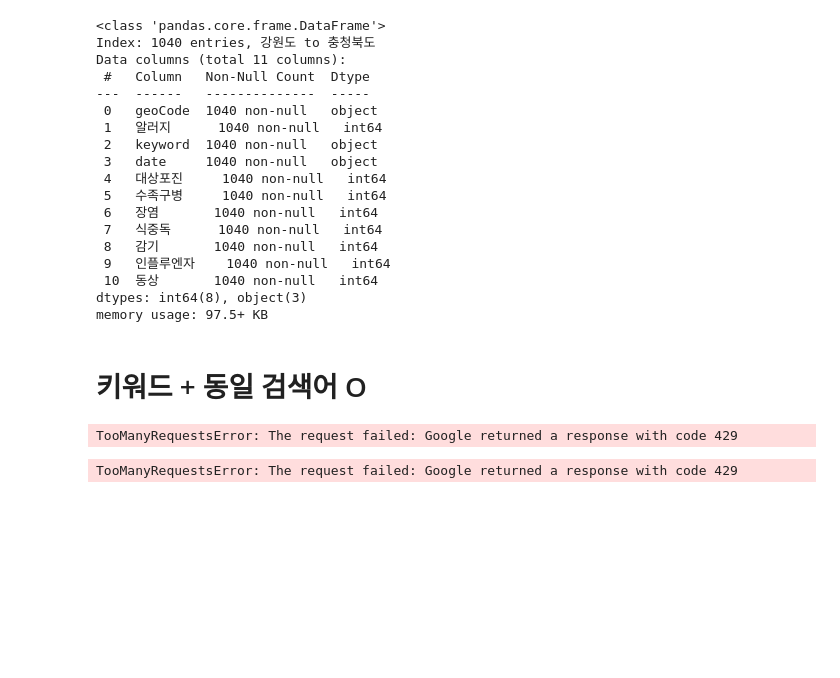
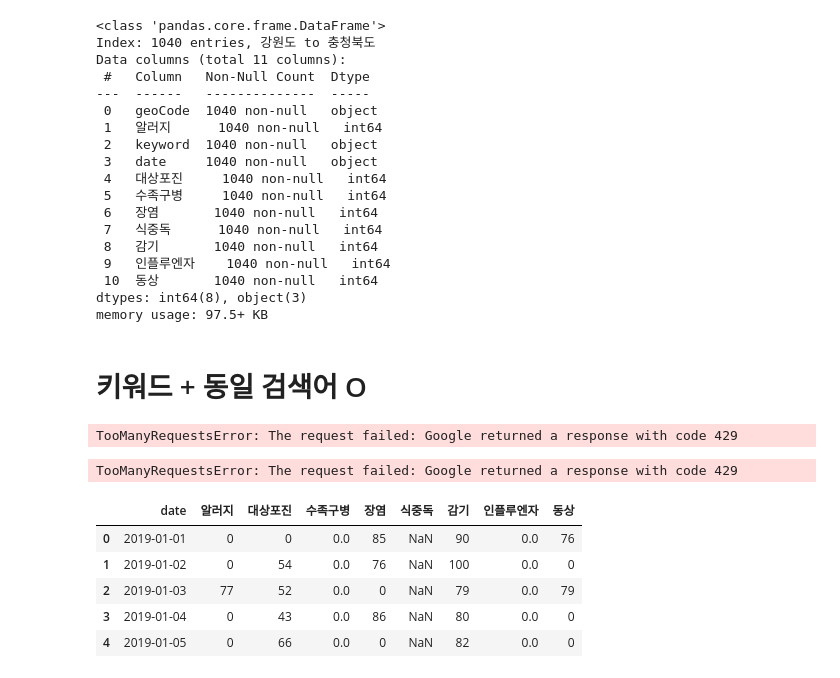
Before and after one commit to addinedu-ros-8th/eda-repo-4, a Jupyter notebook: google-trends.ipynb, the cells around one changed output. Saved outputs shown, nothing was run; the diff lists cells and outputs as text; code cells hidden in the pictures; blank space fills up the shorter version.

```diff
--- a/google-trends.ipynb
+++ b/google-trends.ipynb
@@ -885,0 +889,9 @@ for search_keyword in search_keyword_list[4:]:
+# %%
+interest_df.head()
+# %% [output]
+|  | date | 알러지 | 대상포진 | 수족구병 | 장염 | 식중독 | 감기 | 인플루엔자 | 동상 |
+| 0 | 2019-01-01 | 0 | 0 | 0.0 | 85 | NaN | 90 | 0.0 | 76 |
+| 1 | 2019-01-02 | 0 | 54 | 0.0 | 76 | NaN | 100 | 0.0 | 0 |
+| 2 | 2019-01-03 | 77 | 52 | 0.0 | 0 | NaN | 79 | 0.0 | 79 |
+| 3 | 2019-01-04 | 0 | 43 | 0.0 | 86 | NaN | 80 | 0.0 | 0 |
+| 4 | 2019-01-05 | 0 | 66 | 0.0 | 0 | NaN | 82 | 0.0 | 0 |
```
Also changed, not shown: parts of 20 cells of this notebook.
